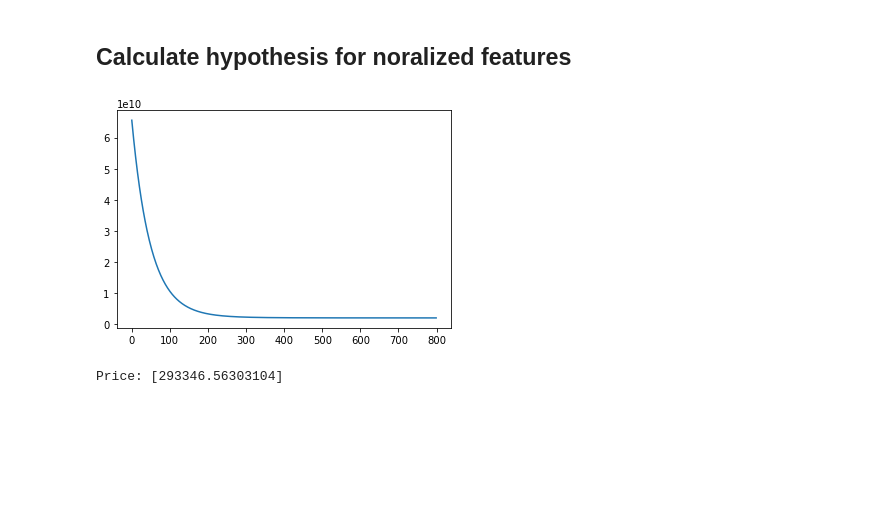
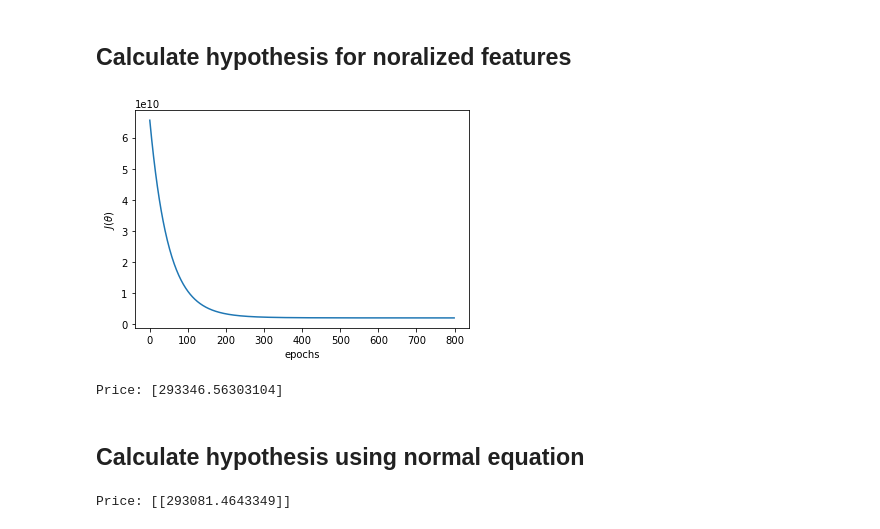
Before and after one commit to Michael-Wisniewski/machine-learning-algorithms, a Jupyter notebook: src/Machine learning algorithms.ipynb, the cells around one changed output. Saved outputs shown, nothing was run; the diff lists cells and outputs as text; code cells hidden in the pictures; blank space fills up the shorter version.

```diff
--- a/src/Machine learning algorithms.ipynb
+++ b/src/Machine learning algorithms.ipynb
@@ -458,32 +472,56 @@ data = np.loadtxt('datasets/house_prices.csv', delimiter=',')
 
 m = data.shape[0]
 X = data[:, 0:2]
 y = data[:, 2:3]
 
 X_norm, mu, sigma = feature_normalize(X)
 X_norm = np.hstack((np.ones((m, 1)), X_norm[:, 0:2]))
 
 # Ploting cost function for each iteration.
 
 iterations = 800
 J_hist = np.array([])
 alpha = 0.01
 theta = np.array([[0], [0], [0]])
 
 for _ in range(iterations):
     J = mean_squared_error(X_norm, y, theta)
     J_hist = np.append(J_hist, J)
     theta = gradient_descent(X_norm, y, theta, alpha)
 
+plt.xlabel('epochs')
+plt.ylabel(r'$J(\theta)$')
 plt.plot(J_hist)
 plt.show()
 
 # Predicting price for 1650 square feet house with 3 bedrooms.
 X = np.array([[1650, 3]])
 X_norm = (X - mu) / sigma
 X_norm = np.append(1, X_norm)
 price = X_norm.dot(theta)
 print('Price:', price)
 # %% [output]
-[figure, old version]
+[figure, new version]
 Price: [293346.56303104]
+# %% [markdown]
+## Calculate hypothesis using normal equation
+# %%
+import numpy as np
+from matplotlib import pyplot as plt
+
+# Columns: sizeof the house, number of bedrooms, price.
+data = np.loadtxt('datasets/house_prices.csv', delimiter=',')
+
+m = data.shape[0]
+X = np.hstack((np.ones((m, 1)), data[:, 0:2]))
+y = data[:, 2:3]
+
+# Finding theta for minimum value of cost function.
+theta = normal_equation(X, y)
+
+# Predicting price for 1650 square feet house with 3 bedrooms.
+x = np.array([[1], [1650], [3]])
+price = x.T.dot(theta)
+print('Price:', price)
+# %% [output]
+Price: [[293081.4643349]]
```
Also changed, not shown: parts of 20 cells of this notebook, 2 other files.
